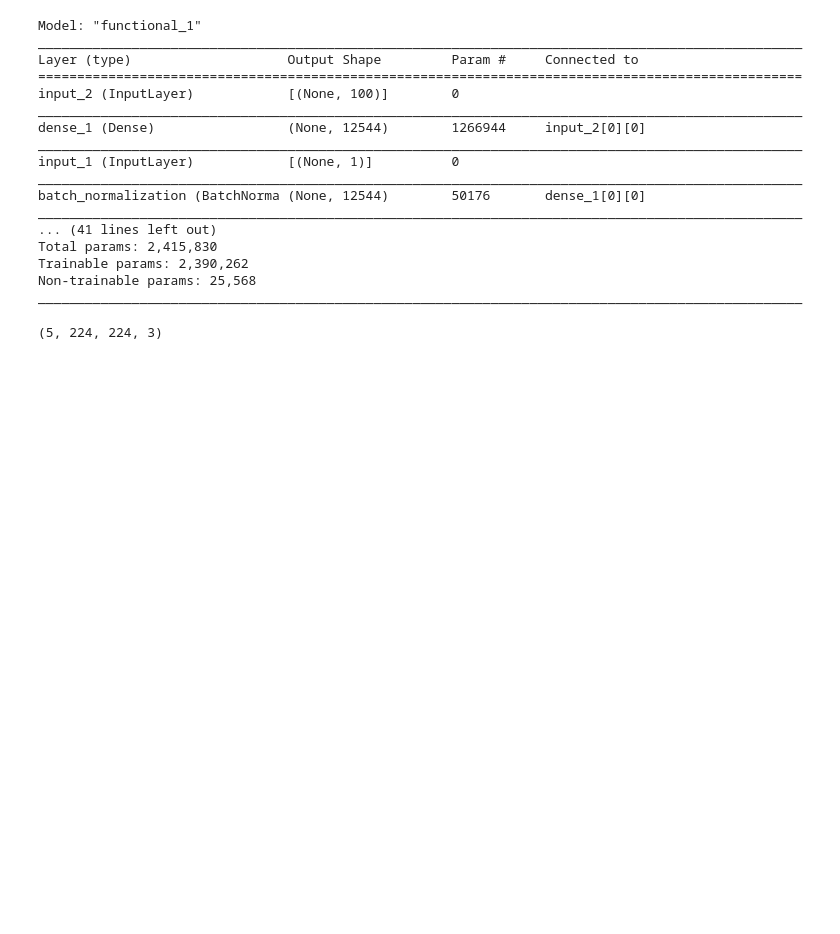
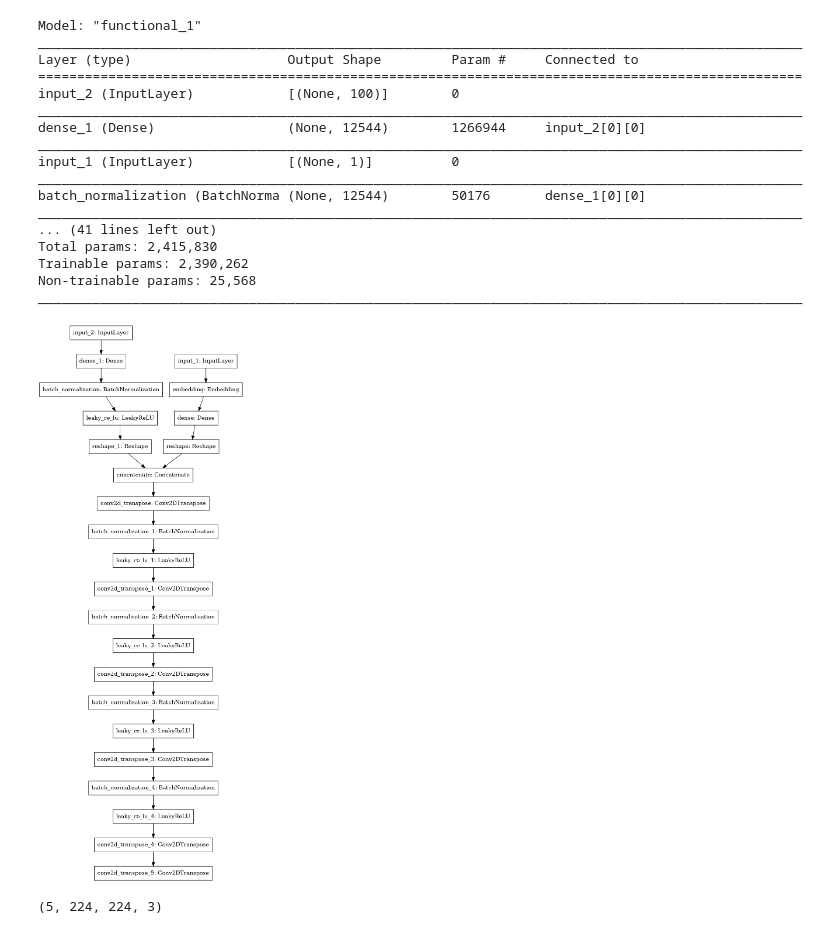
Before and after one commit to emace593/dreamhouse_public, a Jupyter notebook: part2B.ipynb, the cells around one changed output. Saved outputs shown, nothing was run; the diff lists cells and outputs as text; code cells hidden in the pictures; blank space fills up the shorter version.

Commit message:
final cgan settings

```diff
--- a/part2B.ipynb
+++ b/part2B.ipynb
@@ -172,6 +172,10 @@ Total params: 2,415,830
 Trainable params: 2,390,262
 Non-trainable params: 25,568
 __________________________________________________________________________________________________
+# %%
+tf.keras.utils.plot_model(generator,to_file='cgan_gen.png')
+# %% [output]
+[figure, added]
 # %%
 def generate_latent_points(latent_dim, n_samples, n_classes=6):
     x_input = np.random.randn(latent_dim*n_samples)
```
Also changed, not shown: parts of 2 cells of this notebook, 7 other files.
